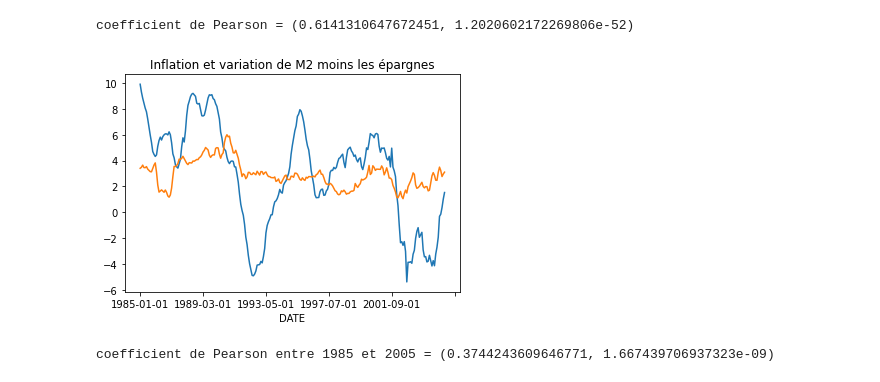
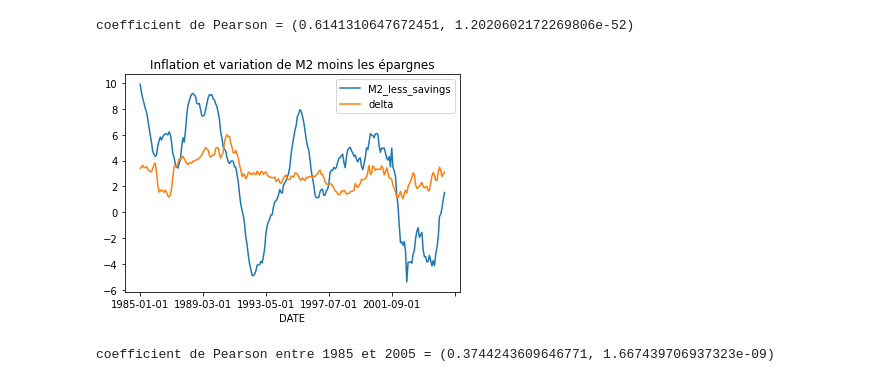
Before and after one commit to felipe-fp/corcovado, a Jupyter notebook: M2_Savings_analysis.ipynb, the cells around one changed output. Drawn from its saved outputs; the diff is of its cells as text; code cells hidden in the pictures.

Commit message:
début approfondissement M2_savings

```diff
--- a/M2_Savings_analysis.ipynb
+++ b/M2_Savings_analysis.ipynb
@@ -72,16 +88,16 @@ coefficient de Pearson = (0.6141310647672451, 1.2020602172269806e-52)
 # %%
 ## inlfation et delta différence entre 1985 et 2005 ##
 
 delta_difference_1985 = delta_difference.loc['1985-01-01':'2005-03-01']
 inflation_1985 = inflation.loc['1985-01-01':'2005-03-01']
 
 plt.figure()
-delta_difference_1985['M2_less_savings'].plot()
-inflation_1985['delta'].plot()
+delta_difference_1985['M2_less_savings'].plot(legend='M2 moins épargnes')
+inflation_1985['delta'].plot(legend='inflation')
 plt.title('Inflation et variation de M2 moins les épargnes')
 plt.show()
 # %% [output]
-[figure, old version]
+[figure, new version]
 # %%
 ############# Analyse statistique de base #############
 
```
Also changed, not shown: parts of 2 cells of this notebook.
